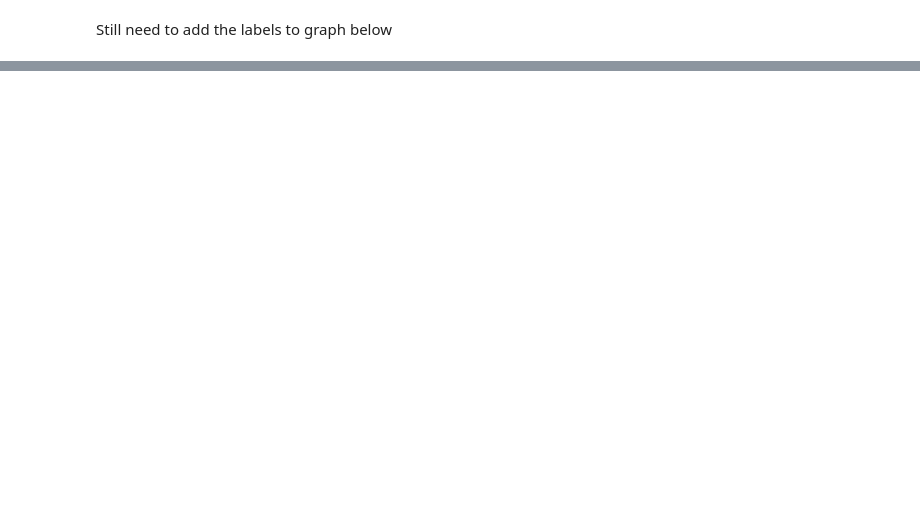
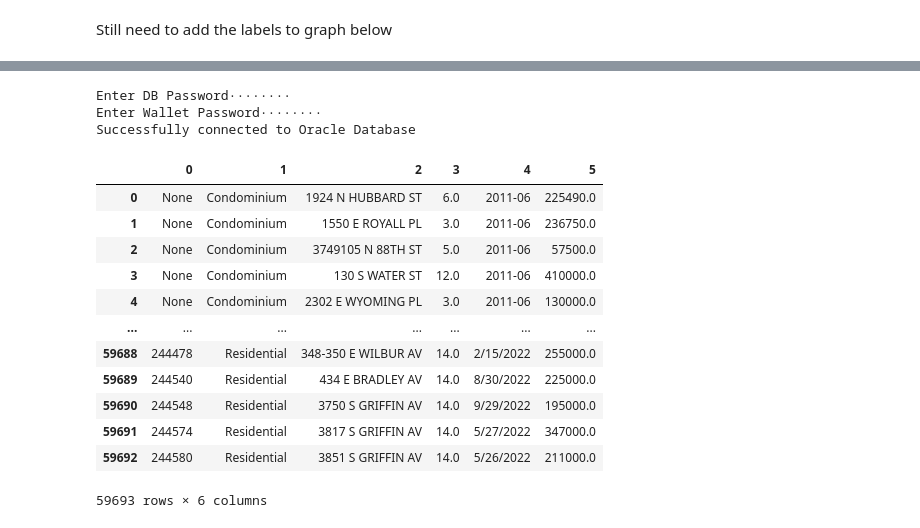
Before and after one commit to ecarrasco07/CrimeReportDS, a Jupyter notebook: Exploratory Data Analysis.ipynb, the cells around one changed output, grey strips where cells are left out. Saved outputs shown, nothing was run; the diff lists cells and outputs as text; code cells hidden in the pictures; blank space fills up the shorter version.

Commit message:
checked length of historic real estate data

```diff
--- a/Exploratory Data Analysis.ipynb
+++ b/Exploratory Data Analysis.ipynb
@@ -145,0 +148,50 @@ ethic.to_csv('Ethical Issues.csv', index = True)
+# %%
+##importing required packages for this exploratory data analysis
+import requests
+import oracledb
+import getpass
+import cx_Oracle
+import os
+import pandas as pd
+import matplotlib.pyplot as plt
+
+##connecting to the db as we did in grab_data.ipynb
+password = getpass.getpass("Enter DB Password")
+wallet_password = getpass.getpass("Enter Wallet Password")
+
+os.environ.get('TNS_ADMIN')
+connection = oracledb.connect(
+    user="admin",
+    password=password,
+    dsn = "ltl3y0m4d7of29l1_high",
+    config_dir="./config",
+    wallet_location="./config",
+    wallet_password=wallet_password)
+print("Successfully connected to Oracle Database")
+
+cursor = connection.cursor()
+
+##selecting everything from the calls table and creating a df
+rs = cursor.execute("SELECT * FROM HISTORIC_REAL_ESTATE")
+df_red = pd.DataFrame(rs.fetchall())
+df_red.to_csv('Historic_RealEstate_Data.csv', index = True)
+# %% [output]
+Enter DB Password········
+Enter Wallet Password········
+Successfully connected to Oracle Database
+# %%
+df_red
+# %% [output]
+|  | 0 | 1 | 2 | 3 | 4 | 5 |
+| 0 | None | Condominium | 1924 N HUBBARD ST | 6.0 | 2011-06 | 225490.0 |
+| 1 | None | Condominium | 1550 E ROYALL PL | 3.0 | 2011-06 | 236750.0 |
+| 2 | None | Condominium | 3749105 N 88TH ST | 5.0 | 2011-06 | 57500.0 |
+| 3 | None | Condominium | 130 S WATER ST | 12.0 | 2011-06 | 410000.0 |
+| 4 | None | Condominium | 2302 E WYOMING PL | 3.0 | 2011-06 | 130000.0 |
+| ... | ... | ... | ... | ... | ... | ... |
+| 59688 | 244478 | Residential | 348-350 E WILBUR AV | 14.0 | 2/15/2022 | 255000.0 |
+| 59689 | 244540 | Residential | 434 E BRADLEY AV | 14.0 | 8/30/2022 | 225000.0 |
+| 59690 | 244548 | Residential | 3750 S GRIFFIN AV | 14.0 | 9/29/2022 | 195000.0 |
+| 59691 | 244574 | Residential | 3817 S GRIFFIN AV | 14.0 | 5/27/2022 | 347000.0 |
+| 59692 | 244580 | Residential | 3851 S GRIFFIN AV | 14.0 | 5/26/2022 | 211000.0 |
+59693 rows × 6 columns
```
Also changed, not shown: parts of 4 cells of this notebook.
